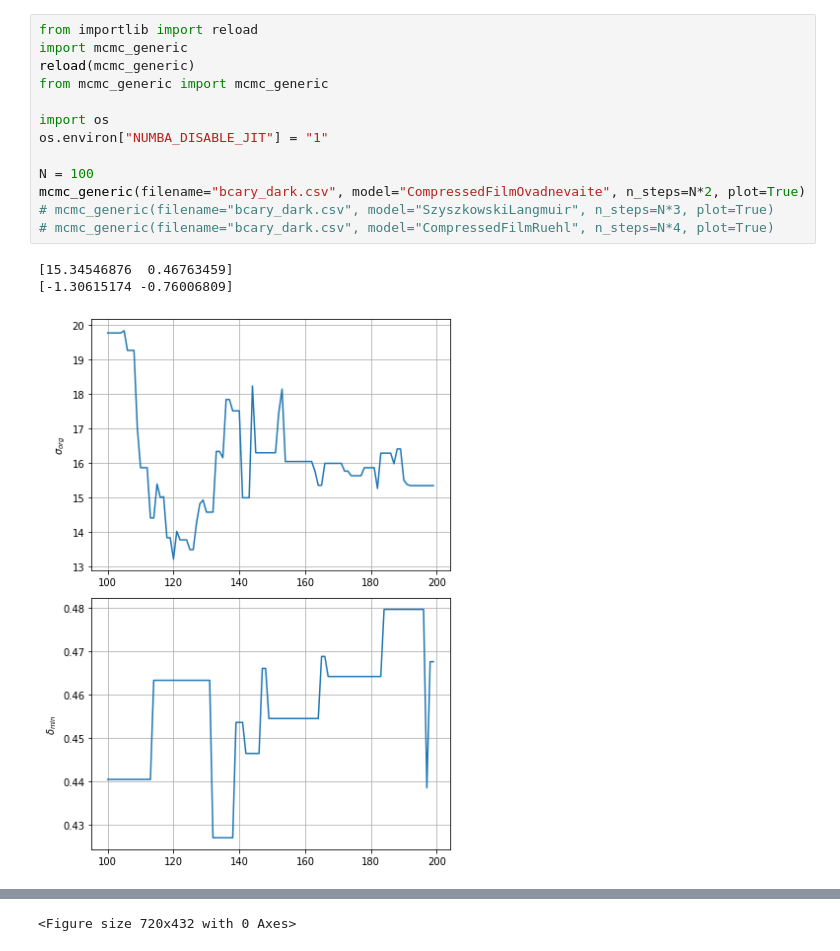
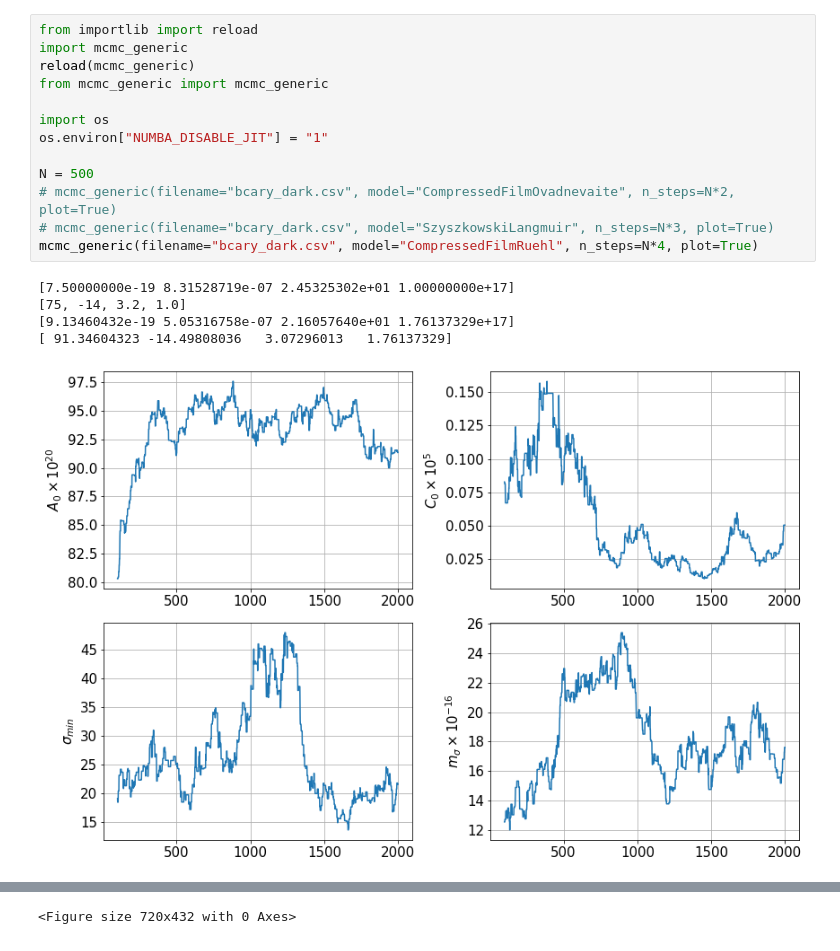
Before and after one commit to claresinger/PySDM-examples, a Jupyter notebook: PySDM_examples/Singer_Ward/mcmc_specific.ipynb, the cells around one changed output, grey strips where cells are left out. Drawn from its saved outputs; the diff is of its cells as text.

Commit message:
mcmc

```diff
--- a/PySDM_examples/Singer_Ward/mcmc_specific.ipynb
+++ b/PySDM_examples/Singer_Ward/mcmc_specific.ipynb
@@ -1,17 +1,19 @@
 # %%
 from importlib import reload
 import mcmc_generic
 reload(mcmc_generic)
 from mcmc_generic import mcmc_generic
 
 import os
 os.environ["NUMBA_DISABLE_JIT"] = "1"
 
-N = 100
-mcmc_generic(filename="bcary_dark.csv", model="CompressedFilmOvadnevaite", n_steps=N*2, plot=True)
+N = 500
+# mcmc_generic(filename="bcary_dark.csv", model="CompressedFilmOvadnevaite", n_steps=N*2, plot=True)
 # mcmc_generic(filename="bcary_dark.csv", model="SzyszkowskiLangmuir", n_steps=N*3, plot=True)
-# mcmc_generic(filename="bcary_dark.csv", model="CompressedFilmRuehl", n_steps=N*4, plot=True)
+mcmc_generic(filename="bcary_dark.csv", model="CompressedFilmRuehl", n_steps=N*4, plot=True)
 # %% [output]
-[15.34546876  0.46763459]
-[-1.30615174 -0.76006809]
+[7.50000000e-19 8.31528719e-07 2.45325302e+01 1.00000000e+17]
+[75, -14, 3.2, 1.0]
+[9.13460432e-19 5.05316758e-07 2.16057640e+01 1.76137329e+17]
+[ 91.34604323 -14.49808036   3.07296013   1.76137329]
-[figure, old version]
+[figure, new version]
```
Also changed, not shown: parts of 1 cell of this notebook, 4 other files.
